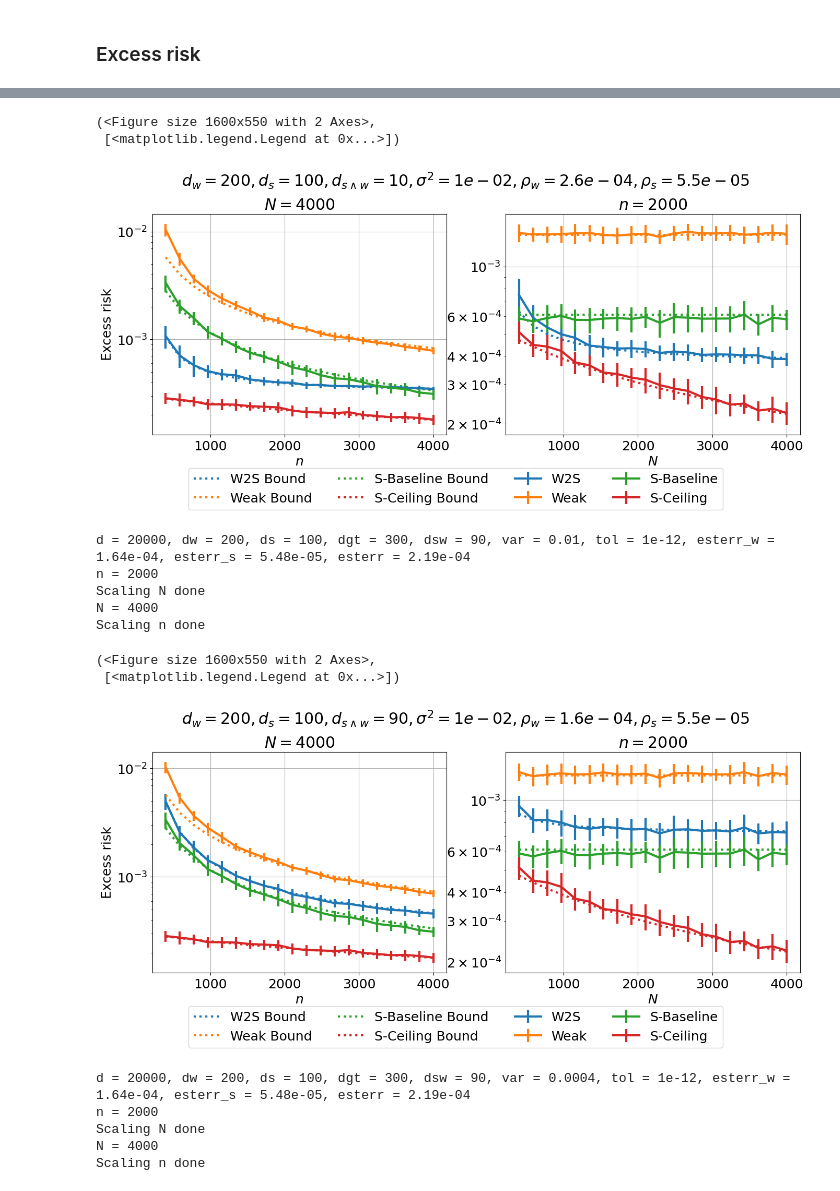
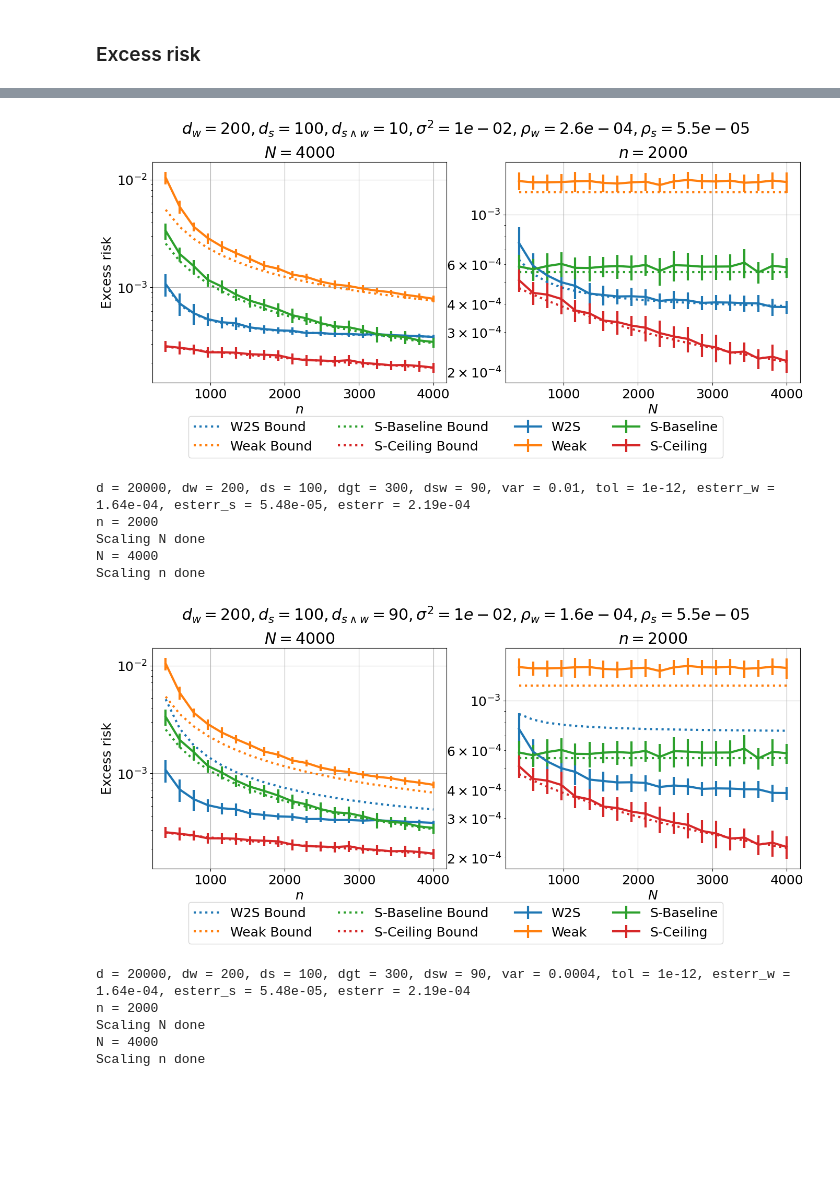
Before and after one commit to dyjdongyijun/w2s_intrinsic_dim, a Jupyter notebook: linear_probing/synthetic.ipynb, the cells around one changed output, grey strips where cells are left out. Saved outputs shown, nothing was run; the diff lists cells and outputs as text; code cells hidden in the pictures; blank space fills up the shorter version.

```diff
--- a/linear_probing/synthetic.ipynb
+++ b/linear_probing/synthetic.ipynb
@@ -417,7 +419,8 @@ def plot_sample_scale(val_scal_N, val_scal_n, simulator, metrics=['ew2s', 'ew',
     lgd = ax.legend(handles, labels, loc='upper left', bbox_to_anchor=(0.1, -0.12), ncol=ncol_legend)
     lgds.append(lgd)
 
-    fig.suptitle(rf'$d_w = {dw}, d_s = {ds}, d_'r'{s \wedge w}'rf' = {dsw}, \sigma^2 = {var:.0e}, \rho_w = {esterr_w:.1e}, \rho_s = {esterr_s:.1e}$', y=1.03)
+    tit = fig.suptitle(rf'$d_w = {dw}, d_s = {ds}, d_'r'{s \wedge w}'rf' = {dsw}, \sigma^2 = {var:.0e}, \rho_w = {esterr_w:.1e}, \rho_s = {esterr_s:.1e}$', y=1.03)
+    lgds = lgds.append(tit)
     return fig, lgds
 # %% [markdown]
 ### Excess risk
@@ -450,11 +454,11 @@ Scaling n done
 # %%
 bounds = ['ew2s',]
 bounds = ['ew2s', 'ew', 'es', 'ec']
-plot_sample_scale(val_scal_N, val_scal_n, simulator, bounds=bounds, ylog=True)
+fig, lgds = plot_sample_scale(val_scal_N, val_scal_n, simulator, bounds=bounds, ylog=True)
+name = f'exrisk_dsw10'
+# fig.savefig(os.path.join(figpath, f'{name}.pdf'), bbox_extra_artists=lgds, bbox_inches='tight')
 # %% [output]
-(<Figure size 1600x550 with 2 Axes>,
- [<matplotlib.legend.Legend at 0x...>])
-[figure, old version]
+[figure, new version]
 # %%
 dw = 200
 ds = 100
@@ -484,11 +488,11 @@ Scaling n done
 # %%
 bounds = ['ew2s',]
 bounds = ['ew2s', 'ew', 'es', 'ec']
-plot_sample_scale(val_scal_N_s2, val_scal_n_s2, simulator, bounds=bounds, ylog=True)
+fig, lgds = plot_sample_scale(val_scal_N, val_scal_n, simulator, bounds=bounds, ylog=True)
+name = f'exrisk_dsw90'
+# fig.savefig(os.path.join(figpath, f'{name}.pdf'), bbox_extra_artists=lgds, bbox_inches='tight')
 # %% [output]
-(<Figure size 1600x550 with 2 Axes>,
- [<matplotlib.legend.Legend at 0x...>])
-[figure, old version]
+[figure, new version]
 # %%
 dw = 200
 ds = 100
```
Also changed, not shown: parts of 6 cells of this notebook, 4 other files.
